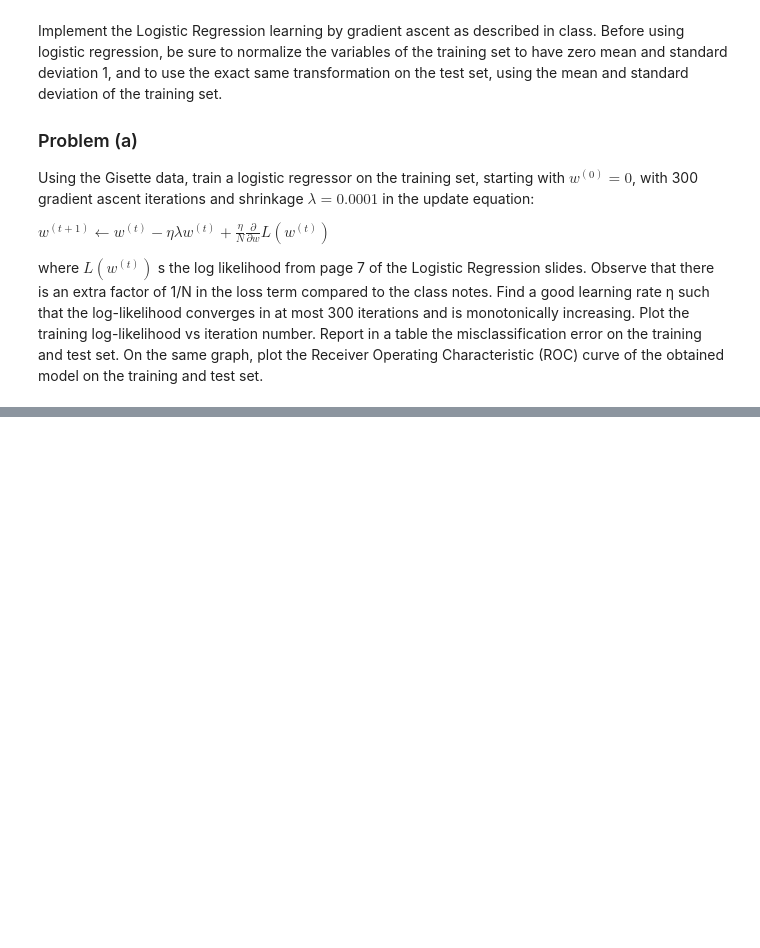
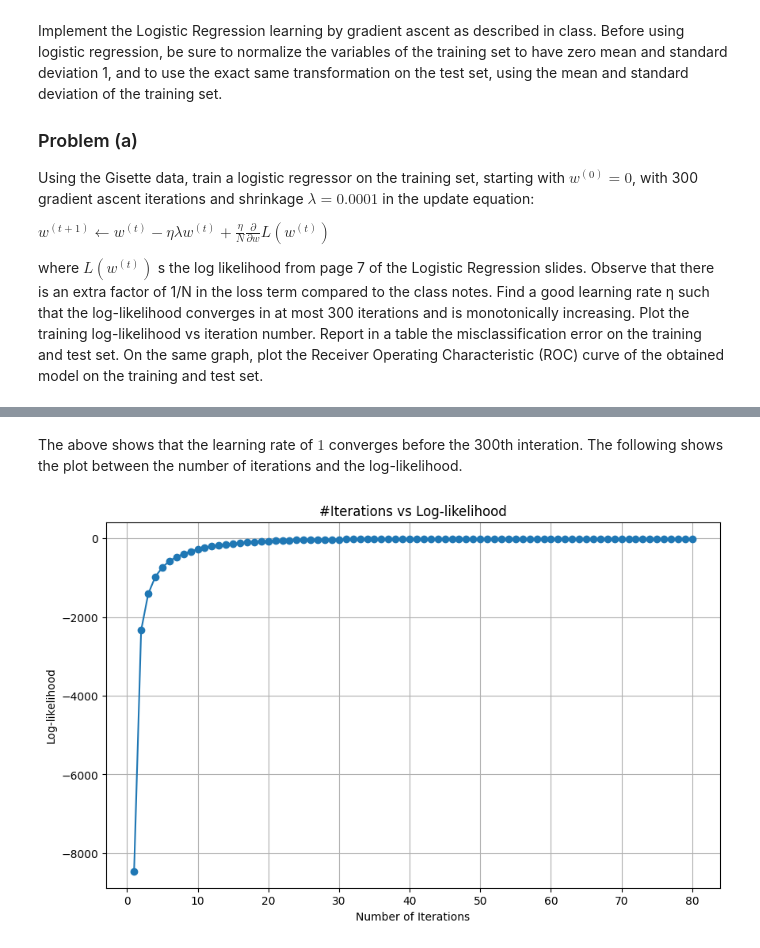
Before and after one commit to mao1756/STA5635_fa23, a Jupyter notebook: HW3/HW3.ipynb, the cells around one changed output, grey strips where cells are left out. Cells and saved outputs as stored; diff of their text form; code cells hidden in the pictures; blank space fills up the shorter version.

```diff
--- a/HW3/HW3.ipynb
+++ b/HW3/HW3.ipynb
@@ -7,15 +11,26 @@ import os
 # %%
 #Load gisette
 gisette_path = "https://archive.ics.uci.edu/ml/machine-learning-databases/gisette/"
-gisette_train_x = pd.read_csv(os.path.join(gisette_path, 'GISETTE/gisette_train.data'),
+gisette_train_x = dd.read_csv(os.path.join(gisette_path, 'GISETTE/gisette_train.data'),
+                         delim_whitespace = True,
+                         header = None,
+                         blocksize = None).compute()
+
+gisette_train_y = dd.read_csv(os.path.join(gisette_path, 'GISETTE/gisette_train.labels'),
                          delim_whitespace=True,
-                         header = None)
-gisette_train_y = pd.read_csv(os.path.join(gisette_path, 'GISETTE/gisette_train.labels'),
+                         header = None,
+                         blocksize = None).compute()
+
+gisette_test_x = dd.read_csv(os.path.join(gisette_path, 'GISETTE/gisette_valid.data'),
                          delim_whitespace=True,
-                         header = None)
-gisette_test_x = pd.read_csv(os.path.join(gisette_path, 'GISETTE/gisette_valid.data'),
+                         header = None,
+                         blocksize = None).compute()
+
+gisette_test_y = dd.read_csv(os.path.join(gisette_path, 'gisette_valid.labels'),
                          delim_whitespace=True,
-                         header = None)
-gisette_test_y = pd.read_csv(os.path.join(gisette_path, 'gissete_valid.labels'),
-                         delim_whitespace=True,
-                         header = None)
+                         header = None,
+                         blocksize = None).compute()
+
+# Replace -1 with 0 so that it fits the slides
+gisette_train_y.replace(-1, 0, inplace = True)
+gisette_test_y.replace(-1, 0, inplace = True)
@@ -47,0 +111,12 @@ curve of the obtained model on the training and test set.
+# %% [markdown]
+The above shows that the learning rate of $1$ converges before the 300th interation. The following shows the plot between the number of iterations and the log-likelihood.
+# %%
+plt.figure(figsize = (10, 6))
+plt.plot(range(1, len(losses)+1), losses, marker = 'o')
+plt.xlabel('Number of Iterations')
+plt.ylabel('Log-likelihood')
+plt.title('#Iterations vs Log-likelihood')
+plt.grid(True)
+plt.show()
+# %% [output]
+[figure, added]
```
Also changed, not shown: parts of 7 cells of this notebook.
